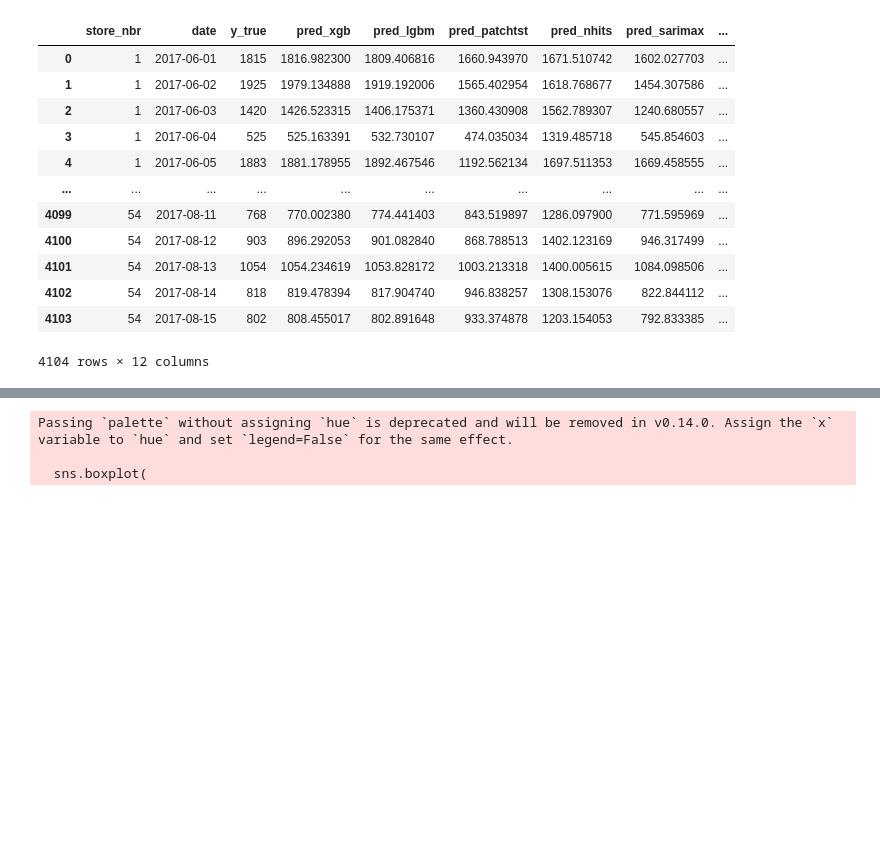
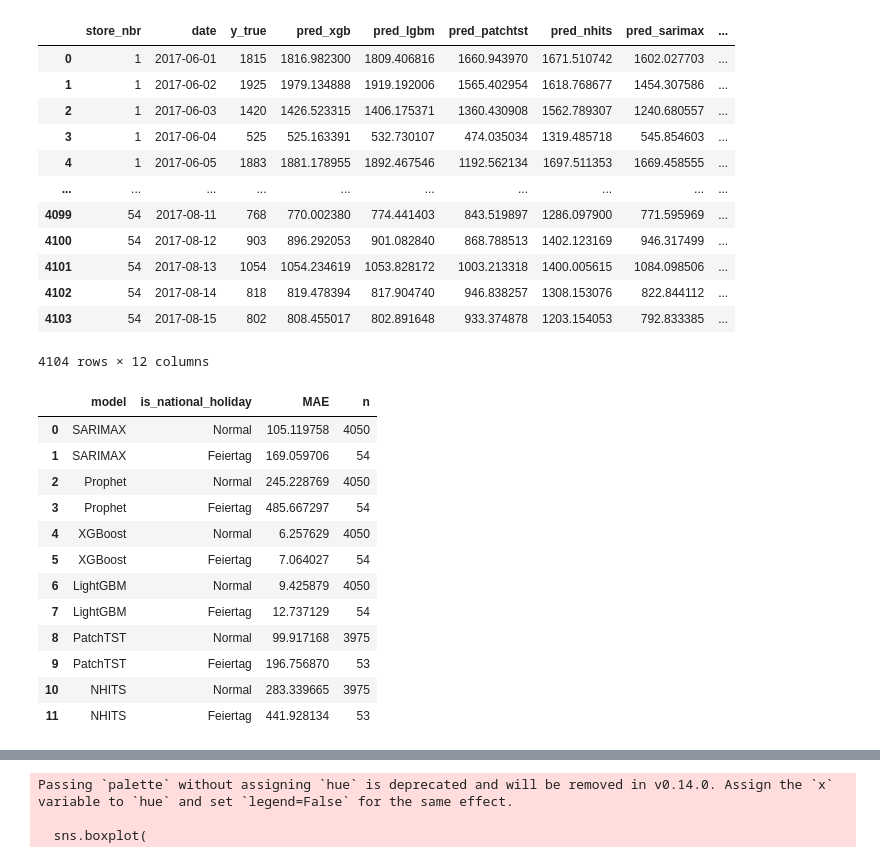
Before and after one commit to MadMax199/E-Commerce-Time-Series-Forecasting, a Jupyter notebook: 04_notebooks/06_hyptohesen_analyse.ipynb, the cells around one changed output, grey strips where cells are left out. Saved outputs shown, nothing was run; the diff lists cells and outputs as text; code cells hidden in the pictures; blank space fills up the shorter version.

```diff
--- a/04_notebooks/06_hyptohesen_analyse.ipynb
+++ b/04_notebooks/06_hyptohesen_analyse.ipynb
@@ -310,22 +332,37 @@ hol_base
 4104 rows × 12 columns
 # %%
 hol_records = []
-h2_models = ['XGBoost', 'LightGBM', 'PatchTST', 'NHITS']
+h2_models = ['SARIMAX', 'Prophet','XGBoost', 'LightGBM', 'PatchTST', 'NHITS']
 
 for model_name, col in {m: models_cfg[m] for m in h2_models}.items():
     if col not in hol_base.columns:
         continue
     for is_hol, grp in hol_base.groupby('is_national_holiday'):
         mask   = grp[col].notna() & grp['y_true'].notna()
         y_true = grp.loc[mask, 'y_true'].values
         y_pred = grp.loc[mask, col].values
         if len(y_true) == 0:
             continue
         hol_records.append({
             'model':      model_name,
             'is_national_holiday': 'Feiertag' if is_hol else 'Normal',
             'MAE':        mean_absolute_error(y_true, y_pred),
             'n':          len(y_true),
         })
 
 hol_metrics = pd.DataFrame(hol_records)
+hol_metrics
+# %% [output]
+|  | model | is_national_holiday | MAE | n |
+| 0 | SARIMAX | Normal | 105.119758 | 4050 |
+| 1 | SARIMAX | Feiertag | 169.059706 | 54 |
+| 2 | Prophet | Normal | 245.228769 | 4050 |
+| 3 | Prophet | Feiertag | 485.667297 | 54 |
+| 4 | XGBoost | Normal | 6.257629 | 4050 |
+| 5 | XGBoost | Feiertag | 7.064027 | 54 |
+| 6 | LightGBM | Normal | 9.425879 | 4050 |
+| 7 | LightGBM | Feiertag | 12.737129 | 54 |
+| 8 | PatchTST | Normal | 99.917168 | 3975 |
+| 9 | PatchTST | Feiertag | 196.756870 | 53 |
+| 10 | NHITS | Normal | 283.339665 | 3975 |
+| 11 | NHITS | Feiertag | 441.928134 | 53 |
```
Also changed, not shown: parts of 24 cells of this notebook, 2 other files.
